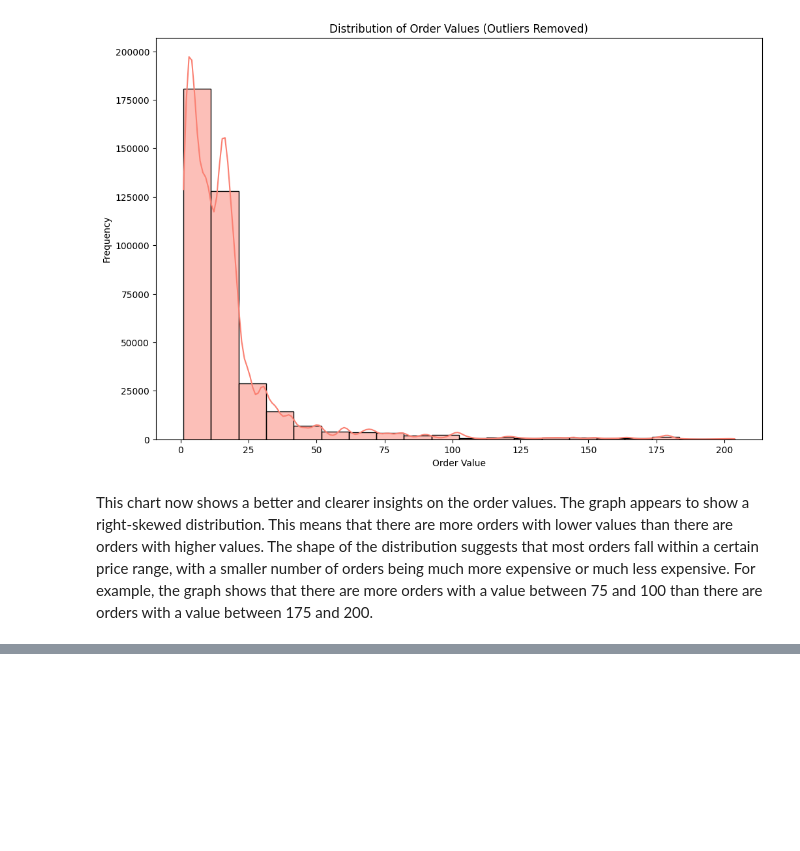
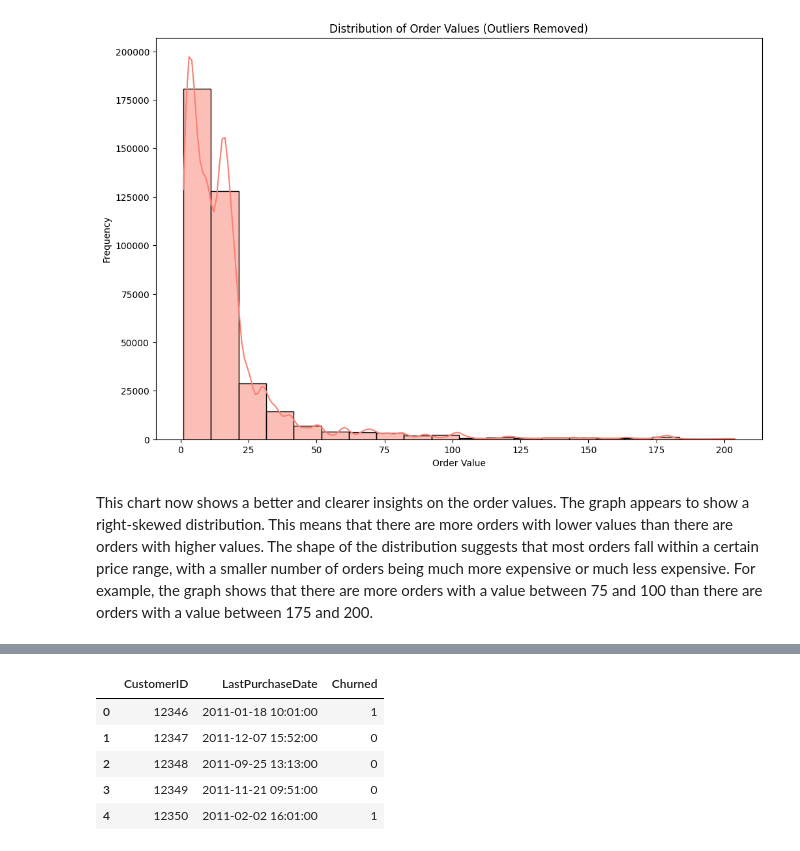
Before and after one commit to arko-saha/Ecommerce-Customer-Analysis, a Jupyter notebook: Customer_Retention_Analytics.ipynb, the cells around one changed output, grey strips where cells are left out. Saved outputs shown, nothing was run; the diff lists cells and outputs as text; code cells hidden in the pictures; blank space fills up the shorter version.

```diff
--- a/Customer_Retention_Analytics.ipynb
+++ b/Customer_Retention_Analytics.ipynb
@@ -500,0 +516,9 @@ This chart now shows a better and clearer insights on the order values. The grap
+# %%
+# Identifying the last purchase date of the customers
+
+# Find the last purchase date for each customer
+last_purchase_date = df.groupby('CustomerID')['InvoiceDate'].max().reset_index()
+last_purchase_date.columns = ['CustomerID', 'LastPurchaseDate']
+
+# Display the last purchase date
+last_purchase_date.head()
@@ -500,0 +532,23 @@ This chart now shows a better and clearer insights on the order values. The grap
+# %%
+import datetime as dt
+
+# Define the current date as the last date in the dataset
+current_date = df['InvoiceDate'].max()
+
+# Define the churn period (e.g., 5 months)
+churn_period = dt.timedelta(days=5*30)
+
+# Calculate the churn status
+last_purchase_date['Churned'] = (
+    (current_date - last_purchase_date['LastPurchaseDate']) > churn_period
+    ).map({True: 1, False: 0})
+
+# Display the churn status
+last_purchase_date.head()
+# %% [output]
+|  | CustomerID | LastPurchaseDate | Churned |
+| 0 | 12346 | 2011-01-18 10:01:00 | 1 |
+| 1 | 12347 | 2011-12-07 15:52:00 | 0 |
+| 2 | 12348 | 2011-09-25 13:13:00 | 0 |
+| 3 | 12349 | 2011-11-21 09:51:00 | 0 |
+| 4 | 12350 | 2011-02-02 16:01:00 | 1 |
```
Also changed, not shown: parts of 18 cells of this notebook.
